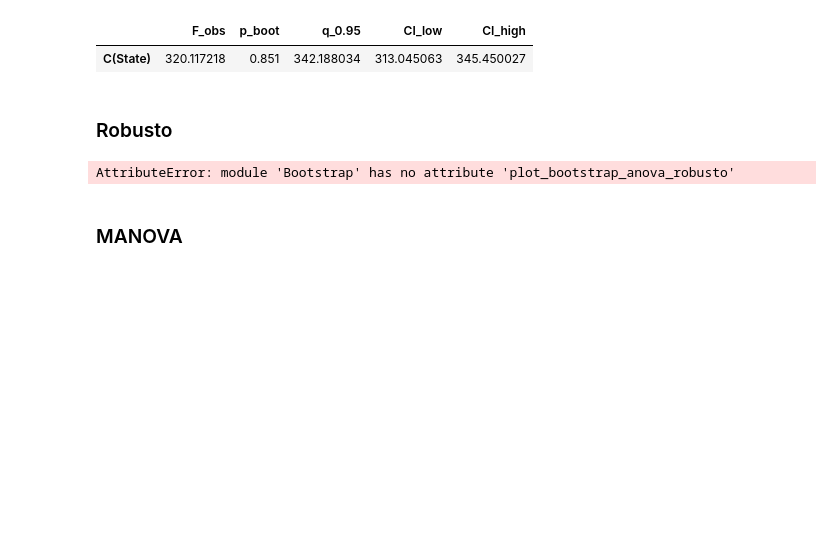
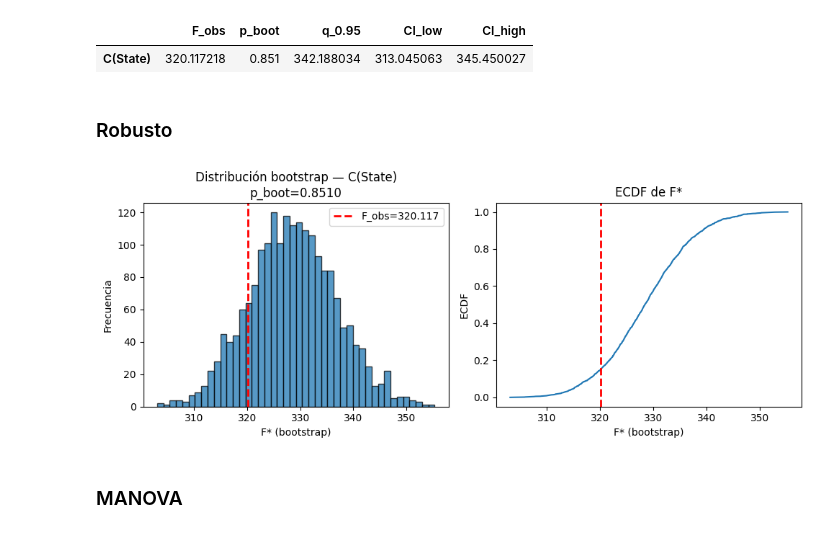
Before and after one commit to Bioestadistica-2025-2/Proyecto-Final, a Jupyter notebook: final_code.ipynb, the cells around one changed output. Saved outputs shown, nothing was run; the diff lists cells and outputs as text; code cells hidden in the pictures; blank space fills up the shorter version.

```diff
--- a/final_code.ipynb
+++ b/final_code.ipynb
@@ -207,10 +209,50 @@ resumen
 # %% [markdown]
 ### Robusto
 # %%
+def plot_bootstrap_anova_robusto(term, F_obs, boot_dist, p_boot):
+    vals = np.asarray(boot_dist[term], float)
+    obs  = float(F_obs[term])
+    p    = float(p_boot[term])
+
+    B = len(vals)
+    nunique = np.unique(vals).size
+    nzeros  = np.sum(np.isclose(vals, 0))
+
+    fig, ax = plt.subplots(1, 2, figsize=(10, 4))
+
+    # — Histograma o gráfico de barras discreto si hay pocos únicos —
+    if nunique <= 15:
+        uniq, counts = np.unique(vals, return_counts=True)
+        ax[0].bar(uniq, counts, width=0.08*(uniq.max()-uniq.min()+1) if uniq.size>1 else 0.5, edgecolor="k")
+        ax[0].set_xlabel("F* (bootstrap)")
+        ax[0].set_ylabel("Frecuencia")
+    else:
+        bins = max(10, min(50, int(np.sqrt(B))))
+        ax[0].hist(vals, bins=bins, alpha=0.75, edgecolor='k')
+        ax[0].set_xlabel("F* (bootstrap)")
+        ax[0].set_ylabel("Frecuencia")
+
+    ax[0].axvline(obs, color='red', linestyle='--', linewidth=2, label=f"F_obs={obs:.3f}")
+    ax[0].legend()
+    ax[0].set_title(f"Distribución bootstrap — {term}\np_boot={p:.4f}")
+
+    # — ECDF (siempre informativa aunque haya empates) —
+    x = np.sort(vals)
+    y = np.arange(1, B+1)/B
+    ax[1].plot(x, y)
+    ax[1].axvline(obs, color='red', linestyle='--', linewidth=2)
+    ax[1].set_xlabel("F* (bootstrap)")
+    ax[1].set_ylabel("ECDF")
+    ax[1].set_title("ECDF de F*")
+
+    plt.tight_layout()
+    plt.show()
+
+
 # Ejemplo:
-bt.plot_bootstrap_anova_robusto("C(State)", F_obs, Fstar, pB)
+plot_bootstrap_anova_robusto("C(State)", F_obs, Fstar, pB)
 # %% [output]
-AttributeError: module 'Bootstrap' has no attribute 'plot_bootstrap_anova_robusto'
+[figure, added]
 # %% [markdown]
 ### MANOVA
 # %%
```
Also changed, not shown: parts of 4 cells of this notebook, 2 other files.
